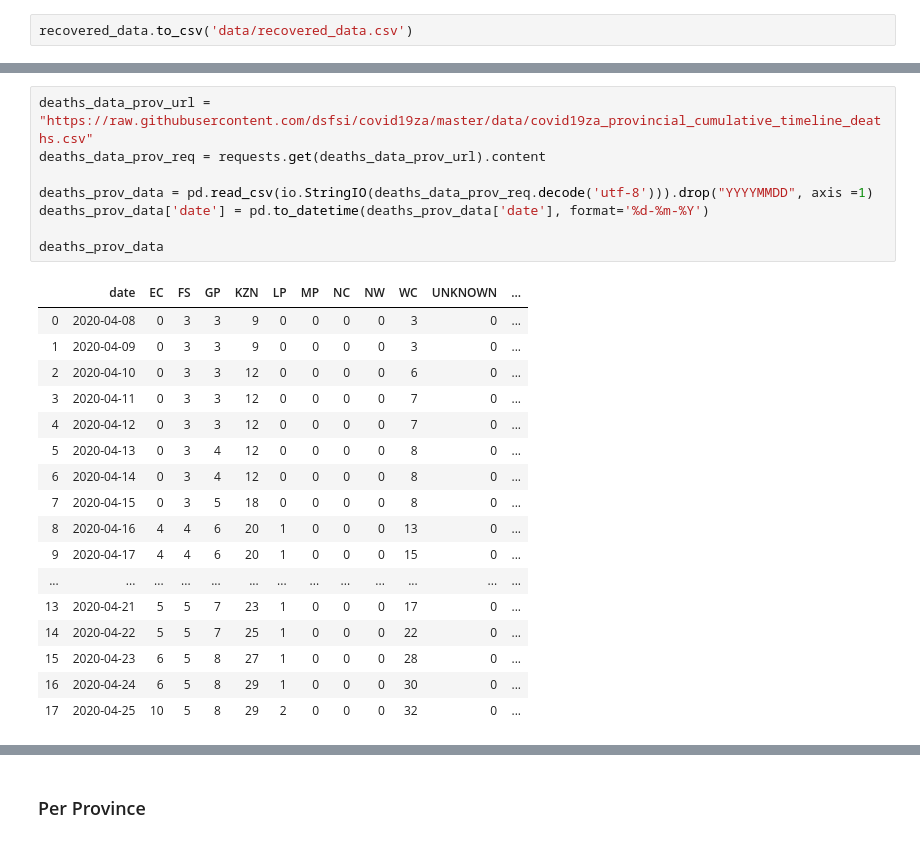
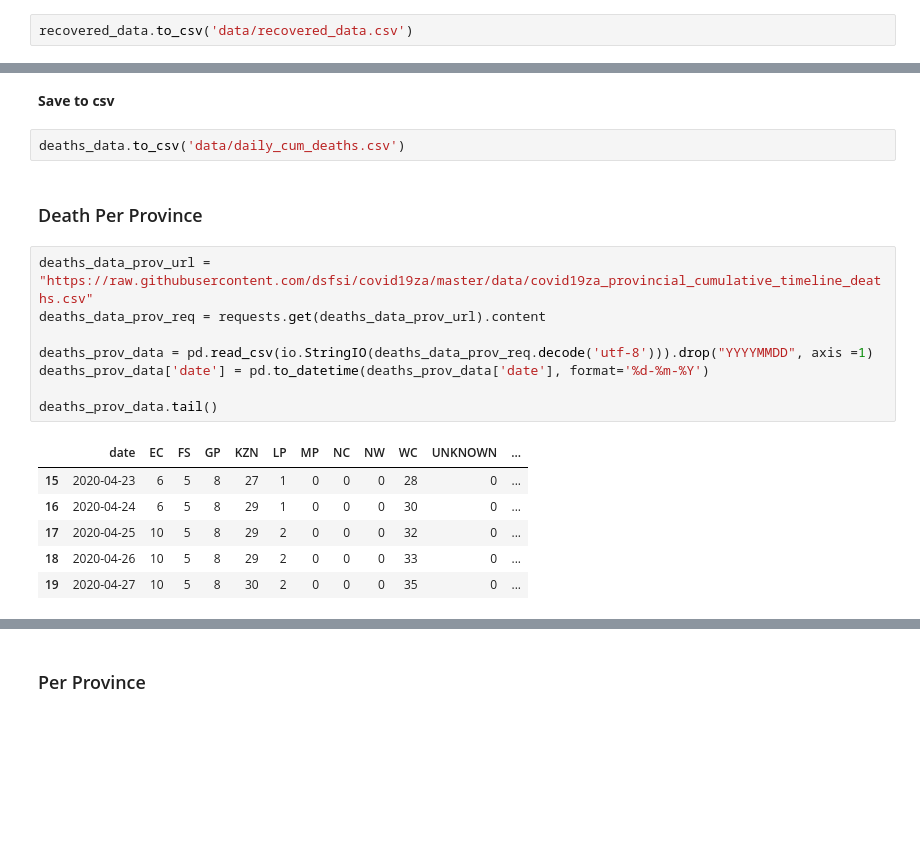
Before and after one commit to SimonRosen173/Covid19SAData, a Jupyter notebook: Data_Preprocessing.ipynb, the cells around one changed output, grey strips where cells are left out. Drawn from its saved outputs; the diff is of its cells as text; blank space fills up the shorter version.

Commit message:
Data updated. Data took so long to be updated due to technical problems i.e. Windows 10 being Windows 10

```diff
--- a/Data_Preprocessing.ipynb
+++ b/Data_Preprocessing.ipynb
@@ -600,29 +705,24 @@ From https://raw.githubusercontent.com/dsfsi/covid19za/master/data/covid19za_tim
+# %% [markdown]
+**Save to csv**
+# %%
+deaths_data.to_csv('data/daily_cum_deaths.csv')
+# %% [markdown]
+### Death Per Province
 # %%
 deaths_data_prov_url = "https://raw.githubusercontent.com/dsfsi/covid19za/master/data/covid19za_provincial_cumulative_timeline_deaths.csv"
 deaths_data_prov_req = requests.get(deaths_data_prov_url).content
 
 deaths_prov_data = pd.read_csv(io.StringIO(deaths_data_prov_req.decode('utf-8'))).drop("YYYYMMDD", axis =1)
 deaths_prov_data['date'] = pd.to_datetime(deaths_prov_data['date'], format='%d-%m-%Y')
 
-deaths_prov_data
+deaths_prov_data.tail()
 # %% [output]
 |  | date | EC | FS | GP | KZN | LP | MP | NC | NW | WC | UNKNOWN | ... |
-| 0 | 2020-04-08 | 0 | 3 | 3 | 9 | 0 | 0 | 0 | 0 | 3 | 0 | ... |
-| 1 | 2020-04-09 | 0 | 3 | 3 | 9 | 0 | 0 | 0 | 0 | 3 | 0 | ... |
-| 2 | 2020-04-10 | 0 | 3 | 3 | 12 | 0 | 0 | 0 | 0 | 6 | 0 | ... |
-| 3 | 2020-04-11 | 0 | 3 | 3 | 12 | 0 | 0 | 0 | 0 | 7 | 0 | ... |
-| 4 | 2020-04-12 | 0 | 3 | 3 | 12 | 0 | 0 | 0 | 0 | 7 | 0 | ... |
-| 5 | 2020-04-13 | 0 | 3 | 4 | 12 | 0 | 0 | 0 | 0 | 8 | 0 | ... |
-| 6 | 2020-04-14 | 0 | 3 | 4 | 12 | 0 | 0 | 0 | 0 | 8 | 0 | ... |
-| 7 | 2020-04-15 | 0 | 3 | 5 | 18 | 0 | 0 | 0 | 0 | 8 | 0 | ... |
-| 8 | 2020-04-16 | 4 | 4 | 6 | 20 | 1 | 0 | 0 | 0 | 13 | 0 | ... |
-| 9 | 2020-04-17 | 4 | 4 | 6 | 20 | 1 | 0 | 0 | 0 | 15 | 0 | ... |
-| ... | ... | ... | ... | ... | ... | ... | ... | ... | ... | ... | ... | ... |
-| 13 | 2020-04-21 | 5 | 5 | 7 | 23 | 1 | 0 | 0 | 0 | 17 | 0 | ... |
-| 14 | 2020-04-22 | 5 | 5 | 7 | 25 | 1 | 0 | 0 | 0 | 22 | 0 | ... |
 | 15 | 2020-04-23 | 6 | 5 | 8 | 27 | 1 | 0 | 0 | 0 | 28 | 0 | ... |
 | 16 | 2020-04-24 | 6 | 5 | 8 | 29 | 1 | 0 | 0 | 0 | 30 | 0 | ... |
 | 17 | 2020-04-25 | 10 | 5 | 8 | 29 | 2 | 0 | 0 | 0 | 32 | 0 | ... |
+| 18 | 2020-04-26 | 10 | 5 | 8 | 29 | 2 | 0 | 0 | 0 | 33 | 0 | ... |
+| 19 | 2020-04-27 | 10 | 5 | 8 | 30 | 2 | 0 | 0 | 0 | 35 | 0 | ... |
 # %%
 deaths_prov_data.drop(['total'], axis = 1, inplace = True)
 deaths_prov_data.tail()
```
Also changed, not shown: parts of 77 cells of this notebook, 32 other files.
